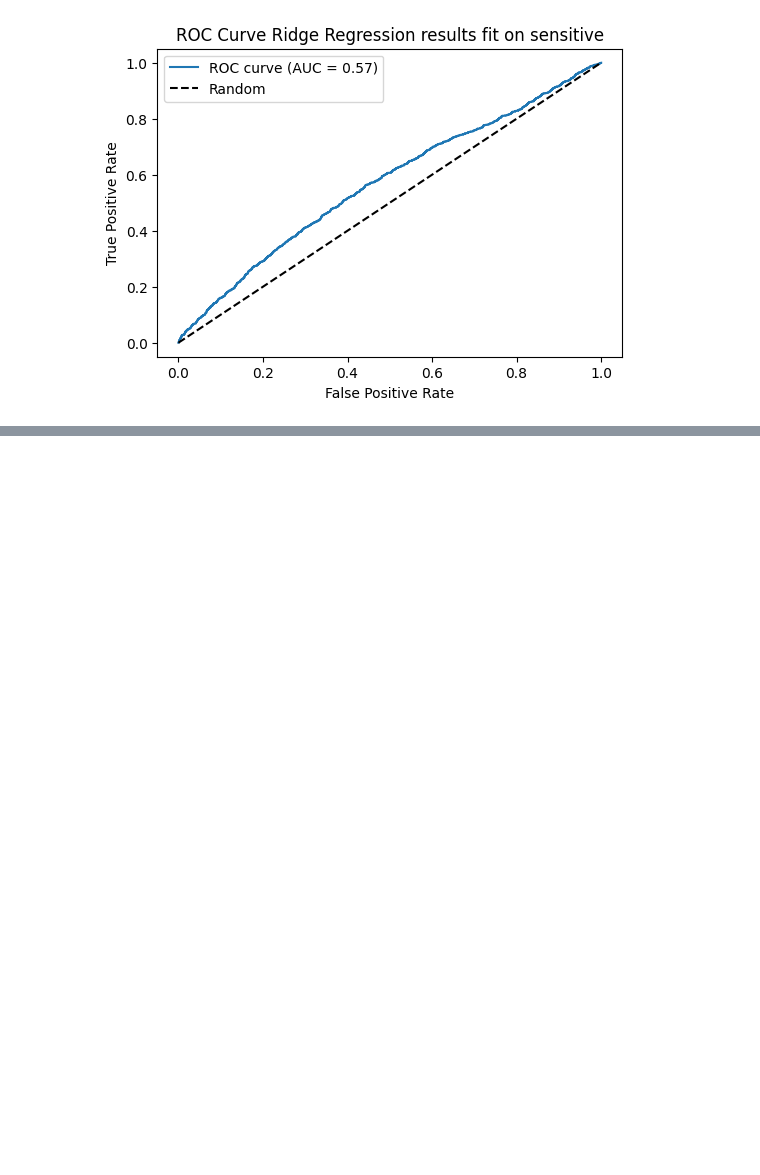
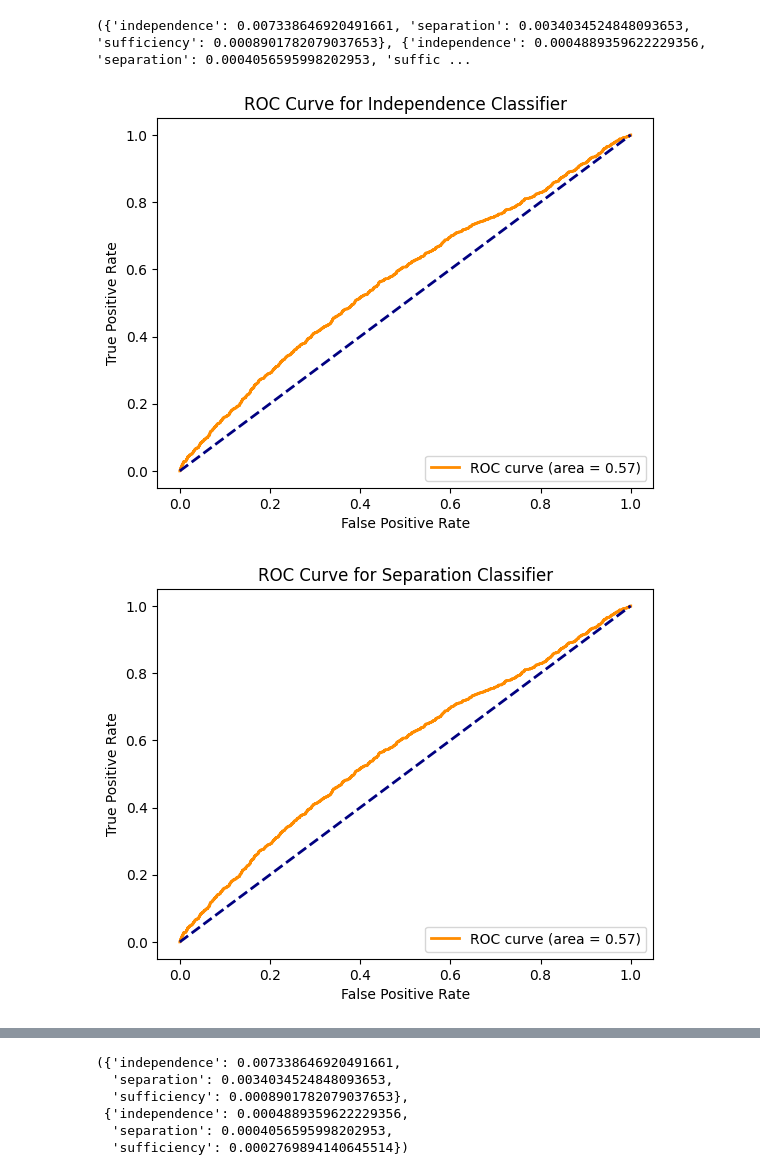
Before and after one commit to ben-cuff/fairlearn-adversarial, a Jupyter notebook: testing-simple-models.ipynb, the cells around one changed output, grey strips where cells are left out. Cells and saved outputs as stored; diff of their text form; code cells hidden in the pictures; blank space fills up the shorter version.

```diff
--- a/testing-simple-models.ipynb
+++ b/testing-simple-models.ipynb
@@ -73,3 +59,12 @@ max               1.000000             1.000000             1.000000
+# %%
+def evaluate_fairness(y_pred, target, minority):
+    fairness_metrics = FairnessMetrics(y_pred, target, minority)
+    metrics = fairness_metrics.calculate_metrics_with_cross_validation()
+    fairness_metrics.train_classifiers(split_data=False)
+    print(metrics)
+    for criterion in ["independence", "separation", "sufficiency"]:
+        fairness_metrics.plot_roc_auc_curve(criterion)
+    return metrics
 # %%
 ols_model = sm.OLS(target, sm.add_constant(features_numeric))
 result = ols_model.fit()
@@ -134,13 +151,13 @@ Lasso minority AUC: 0.5965727149183426
 # %%
 from sklearn.linear_model import Ridge
 
 ridge = Ridge(alpha=0.1)
 ridge.fit(features_numeric, target)
 
 y_pred_ridge = ridge.predict(features_numeric)
 
-auc_ridge = minority_logit_auc(
-    y_pred_ridge, df["minority"], name="ROC Curve Ridge Regression results fit on sensitive"
-)
+evaluate_fairness(y_pred_ridge, target, df["minority"])
 # %% [output]
+({'independence': 0.007338646920491661, 'separation': 0.0034034524848093653, 'sufficiency': 0.0008901782079037653}, {'independence': 0.0004889359622229356, 'separation': 0.0004056595998202953, 'suffic ...
-[figure, old version]
+[figure, new version]
+[figure, added]
@@ -147,3 +165,9 @@ auc_ridge = minority_logit_auc(
+({'independence': 0.007338646920491661,
+  'separation': 0.0034034524848093653,
+  'sufficiency': 0.0008901782079037653},
+ {'independence': 0.0004889359622229356,
+  'separation': 0.0004056595998202953,
+  'sufficiency': 0.0002769894140645514})
 # %%
 from sklearn.linear_model import ElasticNet
 
```
Also changed, not shown: parts of 8 cells of this notebook.
